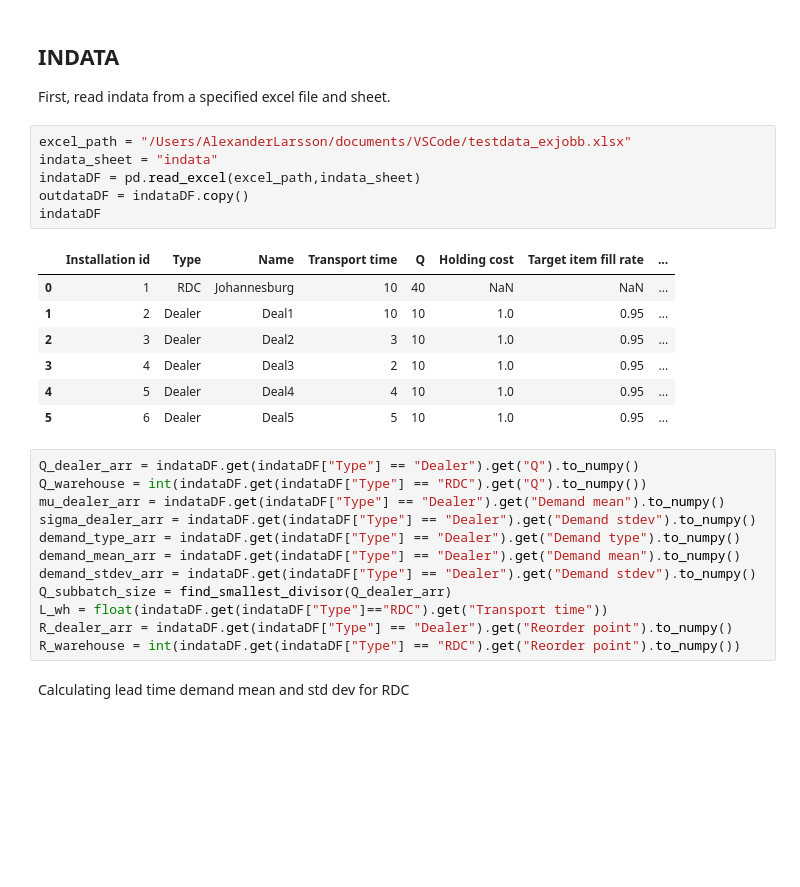
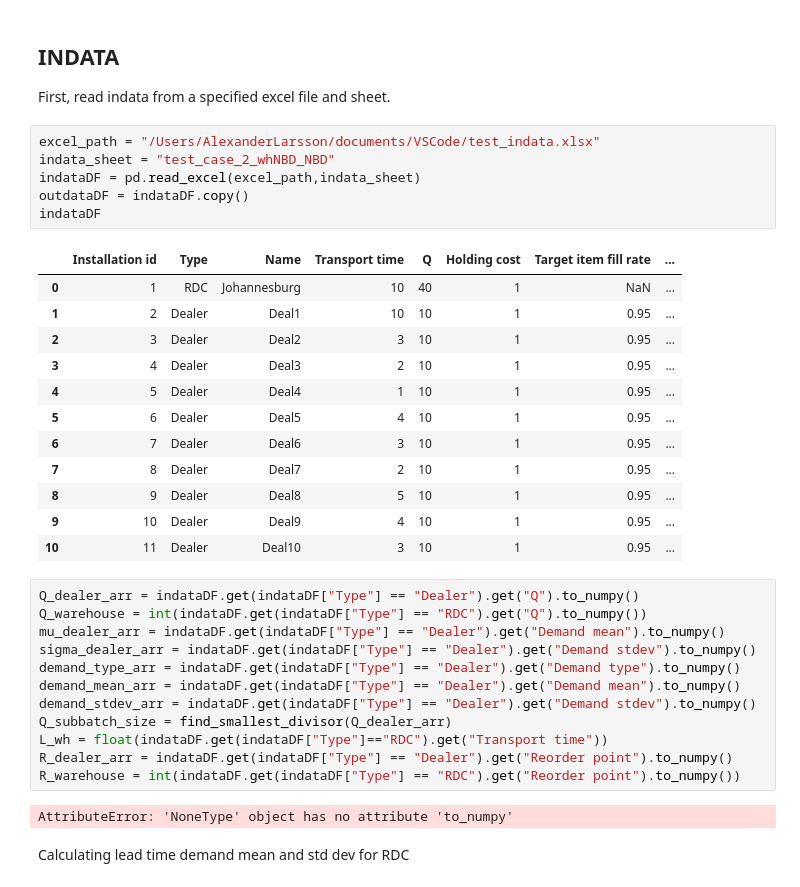
Before and after one commit to JBep/Master_thesis, a Jupyter notebook: output_given_reorder_point.ipynb, the cells around one changed output. Cells and saved outputs as stored; diff of their text form; blank space fills up the shorter version.

```diff
--- a/output_given_reorder_point.ipynb
+++ b/output_given_reorder_point.ipynb
@@ -16,19 +16,24 @@ from utils import *
 ## INDATA
 First, read indata from a specified excel file and sheet.
 # %%
-excel_path = "/Users/AlexanderLarsson/documents/VSCode/testdata_exjobb.xlsx"
-indata_sheet = "indata"
+excel_path = "/Users/AlexanderLarsson/documents/VSCode/test_indata.xlsx"
+indata_sheet = "test_case_2_whNBD_NBD"
 indataDF = pd.read_excel(excel_path,indata_sheet)
 outdataDF = indataDF.copy()
 indataDF
 # %% [output]
 |  | Installation id | Type | Name | Transport time | Q | Holding cost | Target item fill rate | ... |
-| 0 | 1 | RDC | Johannesburg | 10 | 40 | NaN | NaN | ... |
-| 1 | 2 | Dealer | Deal1 | 10 | 10 | 1.0 | 0.95 | ... |
-| 2 | 3 | Dealer | Deal2 | 3 | 10 | 1.0 | 0.95 | ... |
-| 3 | 4 | Dealer | Deal3 | 2 | 10 | 1.0 | 0.95 | ... |
-| 4 | 5 | Dealer | Deal4 | 4 | 10 | 1.0 | 0.95 | ... |
-| 5 | 6 | Dealer | Deal5 | 5 | 10 | 1.0 | 0.95 | ... |
+| 0 | 1 | RDC | Johannesburg | 10 | 40 | 1 | NaN | ... |
+| 1 | 2 | Dealer | Deal1 | 10 | 10 | 1 | 0.95 | ... |
+| 2 | 3 | Dealer | Deal2 | 3 | 10 | 1 | 0.95 | ... |
+| 3 | 4 | Dealer | Deal3 | 2 | 10 | 1 | 0.95 | ... |
+| 4 | 5 | Dealer | Deal4 | 1 | 10 | 1 | 0.95 | ... |
+| 5 | 6 | Dealer | Deal5 | 4 | 10 | 1 | 0.95 | ... |
+| 6 | 7 | Dealer | Deal6 | 3 | 10 | 1 | 0.95 | ... |
+| 7 | 8 | Dealer | Deal7 | 2 | 10 | 1 | 0.95 | ... |
+| 8 | 9 | Dealer | Deal8 | 5 | 10 | 1 | 0.95 | ... |
+| 9 | 10 | Dealer | Deal9 | 4 | 10 | 1 | 0.95 | ... |
+| 10 | 11 | Dealer | Deal10 | 3 | 10 | 1 | 0.95 | ... |
 # %%
 Q_dealer_arr = indataDF.get(indataDF["Type"] == "Dealer").get("Q").to_numpy()
 Q_warehouse = int(indataDF.get(indataDF["Type"] == "RDC").get("Q").to_numpy())
@@ -41,6 +46,8 @@ Q_subbatch_size = find_smallest_divisor(Q_dealer_arr)
 L_wh = float(indataDF.get(indataDF["Type"]=="RDC").get("Transport time"))
 R_dealer_arr = indataDF.get(indataDF["Type"] == "Dealer").get("Reorder point").to_numpy()
 R_warehouse = int(indataDF.get(indataDF["Type"] == "RDC").get("Reorder point").to_numpy())
+# %% [output]
+AttributeError: 'NoneType' object has no attribute 'to_numpy'
 # %% [markdown]
 Calculating lead time demand mean and std dev for RDC
 # %%
```
Also changed, not shown: 3 other files.
